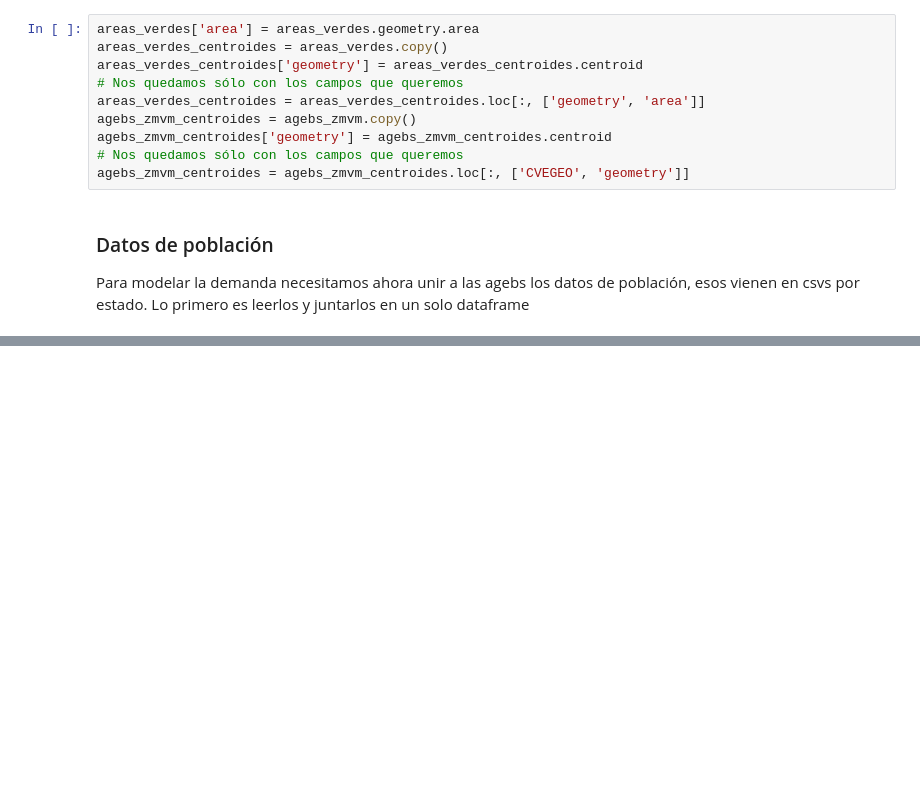
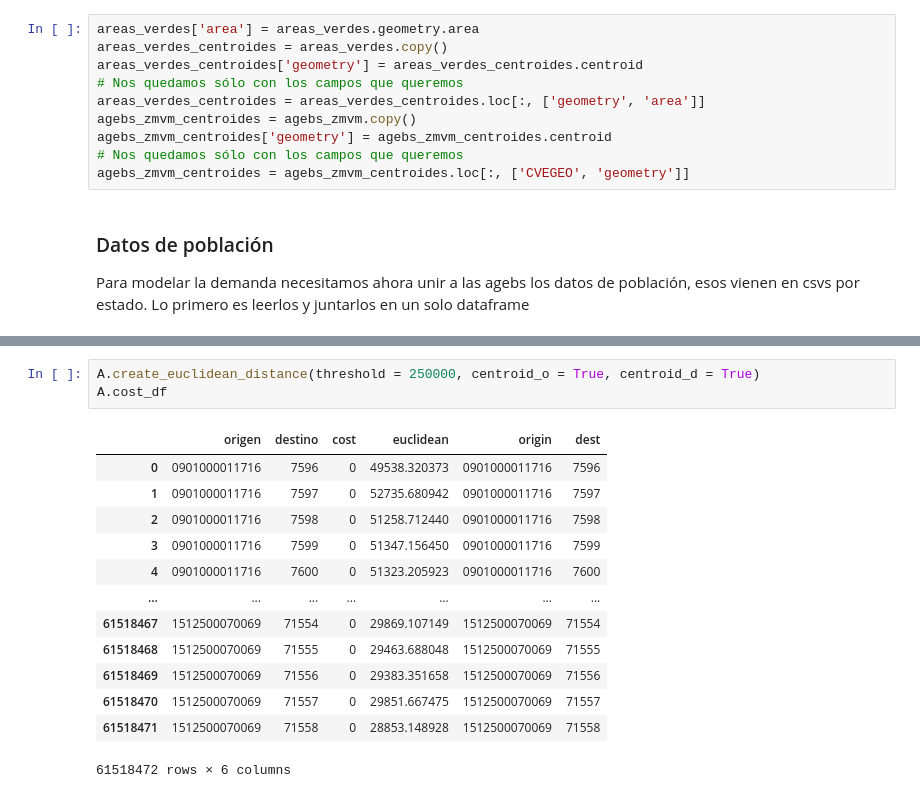
Before and after one commit to CentroGeo/temas-selectos-geoinformatica, a Jupyter notebook: accesibilidad/accesibilidad_01.ipynb, the cells around one changed output, grey strips where cells are left out. Drawn from its saved outputs; the diff is of its cells as text; blank space fills up the shorter version.

```diff
--- a/accesibilidad/accesibilidad_01.ipynb
+++ b/accesibilidad/accesibilidad_01.ipynb
@@ -108,0 +185,17 @@ datos_zmvm
+# %%
+A.create_euclidean_distance(threshold = 250000, centroid_o = True, centroid_d = True)
+A.cost_df
+# %% [output]
+|  | origen | destino | cost | euclidean | origin | dest |
+| 0 | 0901000011716 | 7596 | 0 | 49538.320373 | 0901000011716 | 7596 |
+| 1 | 0901000011716 | 7597 | 0 | 52735.680942 | 0901000011716 | 7597 |
+| 2 | 0901000011716 | 7598 | 0 | 51258.712440 | 0901000011716 | 7598 |
+| 3 | 0901000011716 | 7599 | 0 | 51347.156450 | 0901000011716 | 7599 |
+| 4 | 0901000011716 | 7600 | 0 | 51323.205923 | 0901000011716 | 7600 |
+| ... | ... | ... | ... | ... | ... | ... |
+| 61518467 | 1512500070069 | 71554 | 0 | 29869.107149 | 1512500070069 | 71554 |
+| 61518468 | 1512500070069 | 71555 | 0 | 29463.688048 | 1512500070069 | 71555 |
+| 61518469 | 1512500070069 | 71556 | 0 | 29383.351658 | 1512500070069 | 71556 |
+| 61518470 | 1512500070069 | 71557 | 0 | 29851.667475 | 1512500070069 | 71557 |
+| 61518471 | 1512500070069 | 71558 | 0 | 28853.148928 | 1512500070069 | 71558 |
+61518472 rows × 6 columns
```
Also changed, not shown: parts of 17 cells of this notebook, 1 other file.
